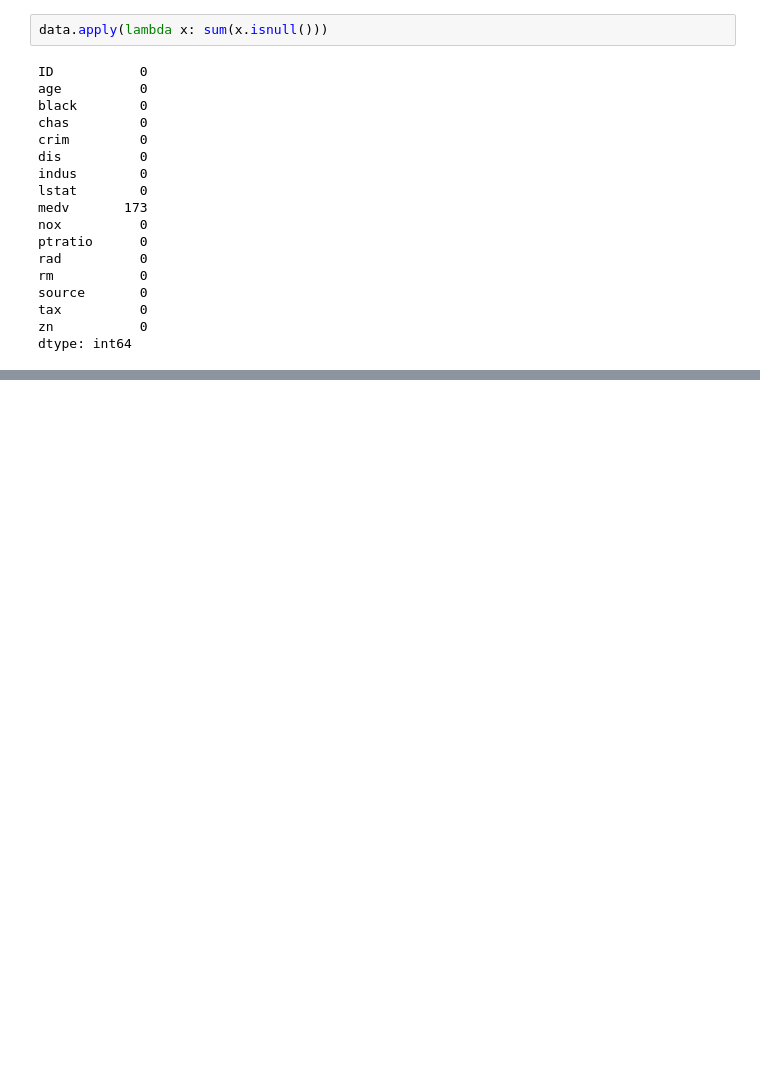
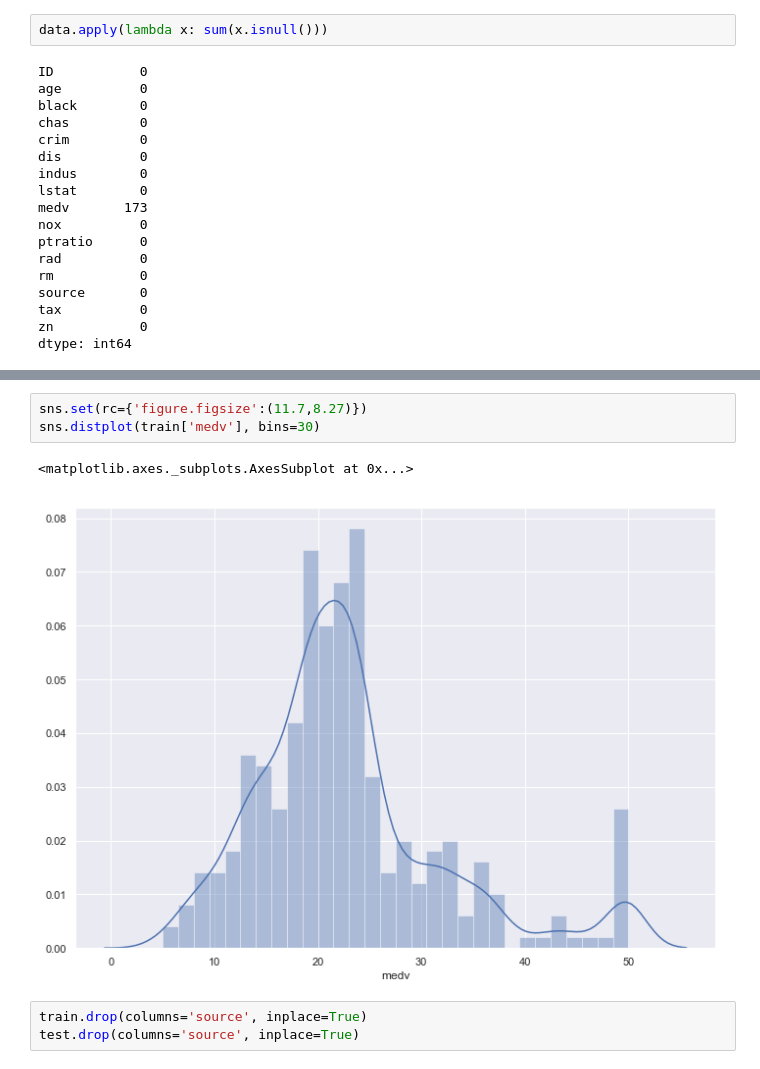
Before and after one commit to Prathamesh99/Kaggle-datasets, a Jupyter notebook: Boston housing data/Boston housing data.ipynb, the cells around one changed output, grey strips where cells are left out. Cells and saved outputs as stored; diff of their text form; blank space fills up the shorter version.

```diff
--- a/Boston housing data/Boston housing data.ipynb
+++ b/Boston housing data/Boston housing data.ipynb
@@ -50,0 +64,9 @@ dtype: int64
+# %%
+sns.set(rc={'figure.figsize':(11.7,8.27)})
+sns.distplot(train['medv'], bins=30)
+# %% [output]
+<matplotlib.axes._subplots.AxesSubplot at 0x...>
+[figure, added]
+# %%
+train.drop(columns='source', inplace=True)
+test.drop(columns='source', inplace=True)
```
Also changed, not shown: parts of 12 cells of this notebook.
